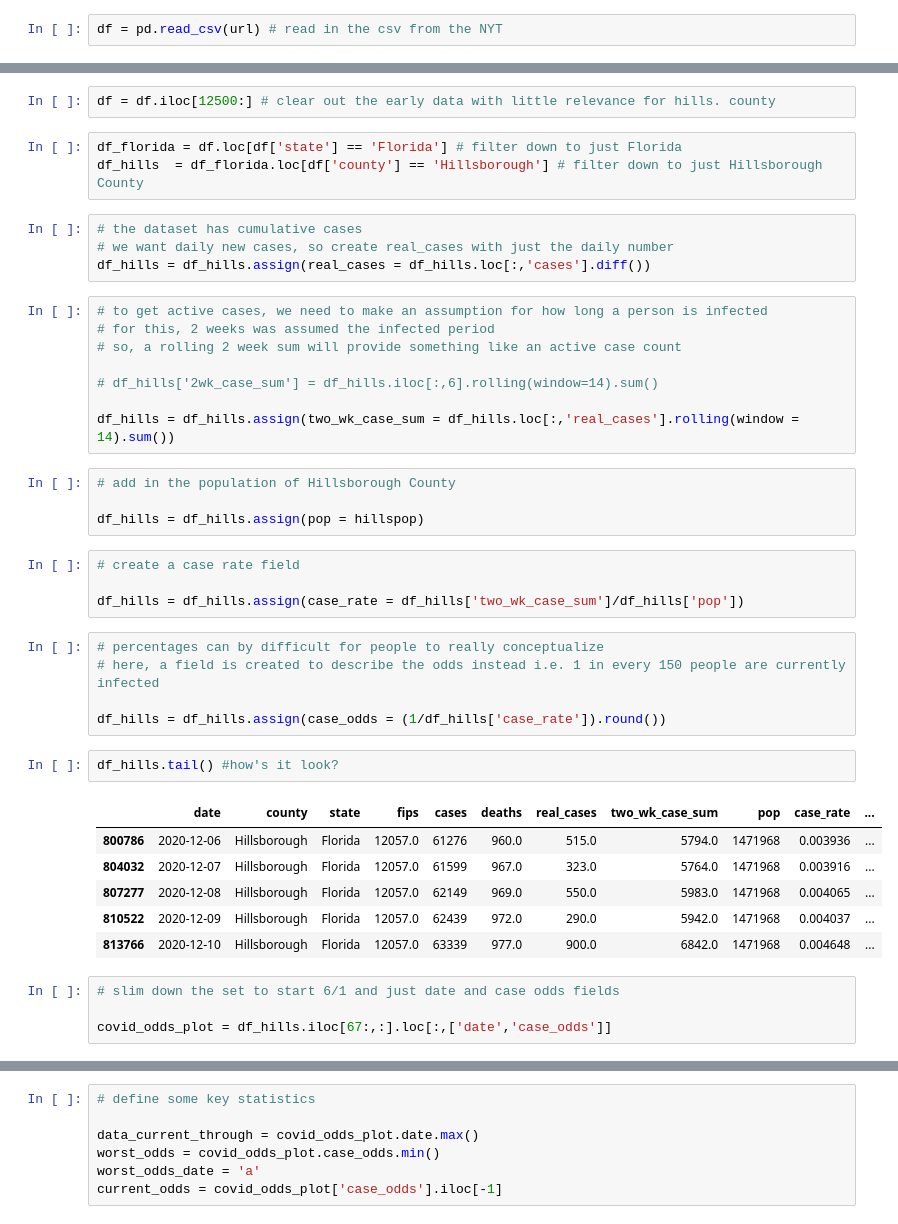
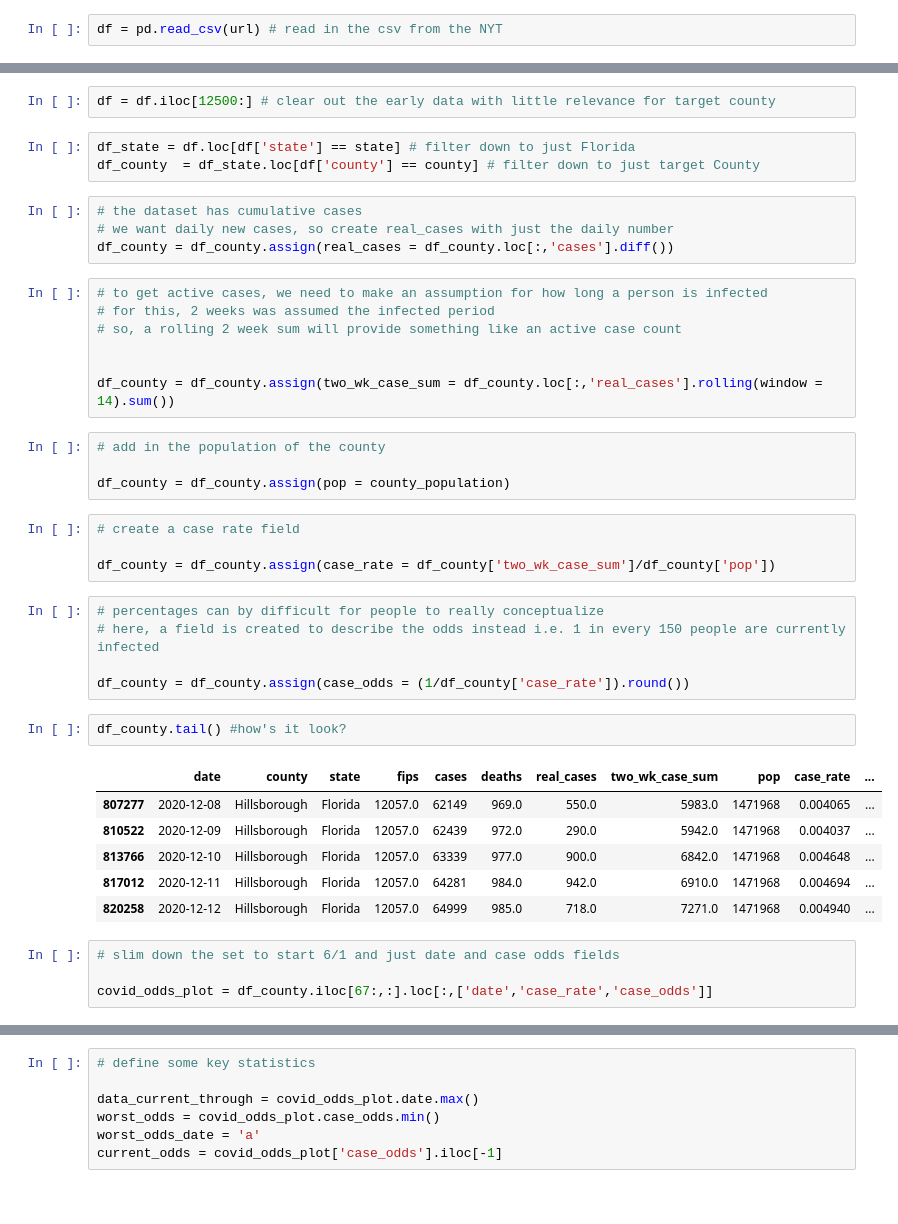
Before and after one commit to jaminotte/hillsborough_covid_odds, a Jupyter notebook: Hills County Covid Density.ipynb, the cells around one changed output, grey strips where cells are left out. Drawn from its saved outputs; the diff is of its cells as text.

```diff
--- a/Hills County Covid Density.ipynb
+++ b/Hills County Covid Density.ipynb
@@ -21,46 +37,45 @@ df.head() # ensure that worked
 # %%
-df = df.iloc[12500:] # clear out the early data with little relevance for hills. county
+df = df.iloc[12500:] # clear out the early data with little relevance for target county
 # %%
-df_florida = df.loc[df['state'] == 'Florida'] # filter down to just Florida
-df_hills  = df_florida.loc[df['county'] == 'Hillsborough'] # filter down to just Hillsborough County
+df_state = df.loc[df['state'] == state] # filter down to just Florida
+df_county  = df_state.loc[df['county'] == county] # filter down to just target County
 # %%
 # the dataset has cumulative cases
 # we want daily new cases, so create real_cases with just the daily number
-df_hills = df_hills.assign(real_cases = df_hills.loc[:,'cases'].diff())
+df_county = df_county.assign(real_cases = df_county.loc[:,'cases'].diff())
 # %%
 # to get active cases, we need to make an assumption for how long a person is infected
 # for this, 2 weeks was assumed the infected period
 # so, a rolling 2 week sum will provide something like an active case count
 
-# df_hills['2wk_case_sum'] = df_hills.iloc[:,6].rolling(window=14).sum()
 
-df_hills = df_hills.assign(two_wk_case_sum = df_hills.loc[:,'real_cases'].rolling(window = 14).sum())
+df_county = df_county.assign(two_wk_case_sum = df_county.loc[:,'real_cases'].rolling(window = 14).sum())
 # %%
-# add in the population of Hillsborough County
+# add in the population of the county
 
-df_hills = df_hills.assign(pop = hillspop)
+df_county = df_county.assign(pop = county_population)
 # %%
 # create a case rate field
 
-df_hills = df_hills.assign(case_rate = df_hills['two_wk_case_sum']/df_hills['pop'])
+df_county = df_county.assign(case_rate = df_county['two_wk_case_sum']/df_county['pop'])
 # %%
 # percentages can by difficult for people to really conceptualize
 # here, a field is created to describe the odds instead i.e. 1 in every 150 people are currently infected
 
-df_hills = df_hills.assign(case_odds = (1/df_hills['case_rate']).round())
+df_county = df_county.assign(case_odds = (1/df_county['case_rate']).round())
 # %%
-df_hills.tail() #how's it look?
+df_county.tail() #how's it look?
 # %% [output]
 |  | date | county | state | fips | cases | deaths | real_cases | two_wk_case_sum | pop | case_rate | ... |
-| 800786 | 2020-12-06 | Hillsborough | Florida | 12057.0 | 61276 | 960.0 | 515.0 | 5794.0 | 1471968 | 0.003936 | ... |
-| 804032 | 2020-12-07 | Hillsborough | Florida | 12057.0 | 61599 | 967.0 | 323.0 | 5764.0 | 1471968 | 0.003916 | ... |
 | 807277 | 2020-12-08 | Hillsborough | Florida | 12057.0 | 62149 | 969.0 | 550.0 | 5983.0 | 1471968 | 0.004065 | ... |
 | 810522 | 2020-12-09 | Hillsborough | Florida | 12057.0 | 62439 | 972.0 | 290.0 | 5942.0 | 1471968 | 0.004037 | ... |
 | 813766 | 2020-12-10 | Hillsborough | Florida | 12057.0 | 63339 | 977.0 | 900.0 | 6842.0 | 1471968 | 0.004648 | ... |
+| 817012 | 2020-12-11 | Hillsborough | Florida | 12057.0 | 64281 | 984.0 | 942.0 | 6910.0 | 1471968 | 0.004694 | ... |
+| 820258 | 2020-12-12 | Hillsborough | Florida | 12057.0 | 64999 | 985.0 | 718.0 | 7271.0 | 1471968 | 0.004940 | ... |
 # %%
 # slim down the set to start 6/1 and just date and case odds fields
 
-covid_odds_plot = df_hills.iloc[67:,:].loc[:,['date','case_odds']]
+covid_odds_plot = df_county.iloc[67:,:].loc[:,['date','case_rate','case_odds']]
 # %%
 covid_odds_plot
 # %% [output]
```
Also changed, not shown: parts of 5 cells of this notebook.
